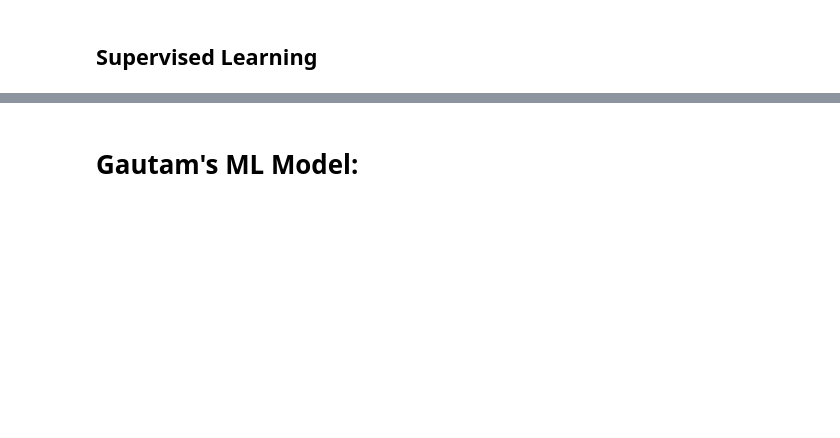
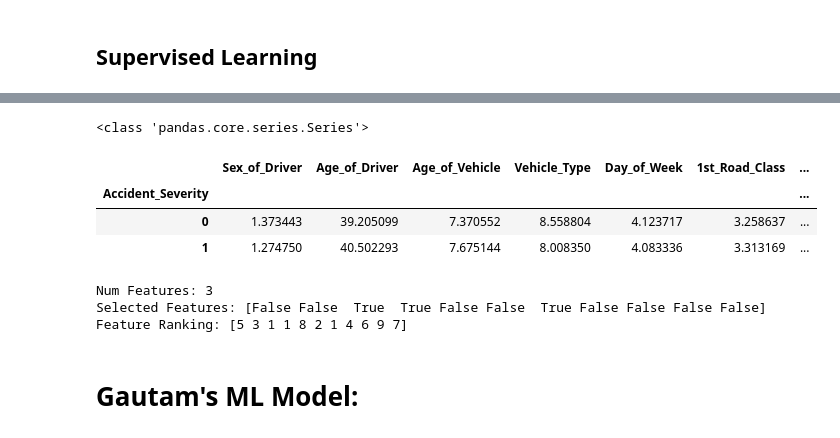
Before and after one commit to mathias2100/Group-30, a Jupyter notebook: SDS.ipynb, the cells around one changed output, grey strips where cells are left out. Drawn from its saved outputs; the diff is of its cells as text; code cells hidden in the pictures; blank space fills up the shorter version.

```diff
--- a/SDS.ipynb
+++ b/SDS.ipynb
@@ -821,3 +785,47 @@ LDA: 0.856678 (0.003987)
+# %%
+# Finding the visual difference in mean
+
+joined_lr = joined
+joined_lr = joined_lr.dropna()
+
+X = joined_lr.drop(['Accident_Index','Vehicle_Reference','Time', 'Accident_Severity', 'Number_of_Casualties'], axis=1)
+y = joined_lr['Accident_Severity']
+
+
+print(type(y))
+X.groupby(y).mean()
+# %% [output]
+<class 'pandas.core.series.Series'>
+|  | Sex_of_Driver | Age_of_Driver | Age_of_Vehicle | Vehicle_Type | Day_of_Week | 1st_Road_Class | ... |
+| Accident_Severity |  |  |  |  |  |  | ... |
+| 0 | 1.373443 | 39.205099 | 7.370552 | 8.558804 | 4.123717 | 3.258637 | ... |
+| 1 | 1.274750 | 40.502293 | 7.675144 | 8.008350 | 4.083336 | 3.313169 | ... |
+# %%
+# Feature Extraction with RFE
+from sklearn.feature_selection import RFE
+from sklearn.preprocessing import MinMaxScaler
+
+scaler = MinMaxScaler(feature_range=(-1, 1))
+joined_lr = joined
+joined_lr = joined_lr.dropna()
+
+X = joined_lr.drop(['Accident_Index','Vehicle_Reference','Time', 'Accident_Severity', 'Number_of_Casualties'], axis=1)
+X = pd.DataFrame(scaler.fit_transform(X), columns=X.columns)
+
+y = joined_lr['Accident_Severity']
+
+model = LogisticRegression()
+
+rfe = RFE(model, 3)
+fit = rfe.fit(X, y)
+
+print("Num Features: %d"% fit.n_features_)
+print("Selected Features: %s"% fit.support_)
+print("Feature Ranking: %s"% fit.ranking_)
+# %% [output]
+Num Features: 3
+Selected Features: [False False  True  True False False  True False False False False]
+Feature Ranking: [5 3 1 1 8 2 1 4 6 9 7]
 # %% [markdown]
 # Gautam's ML Model:
 # %%
```
Also changed, not shown: parts of 8 cells of this notebook, 1 other file.
